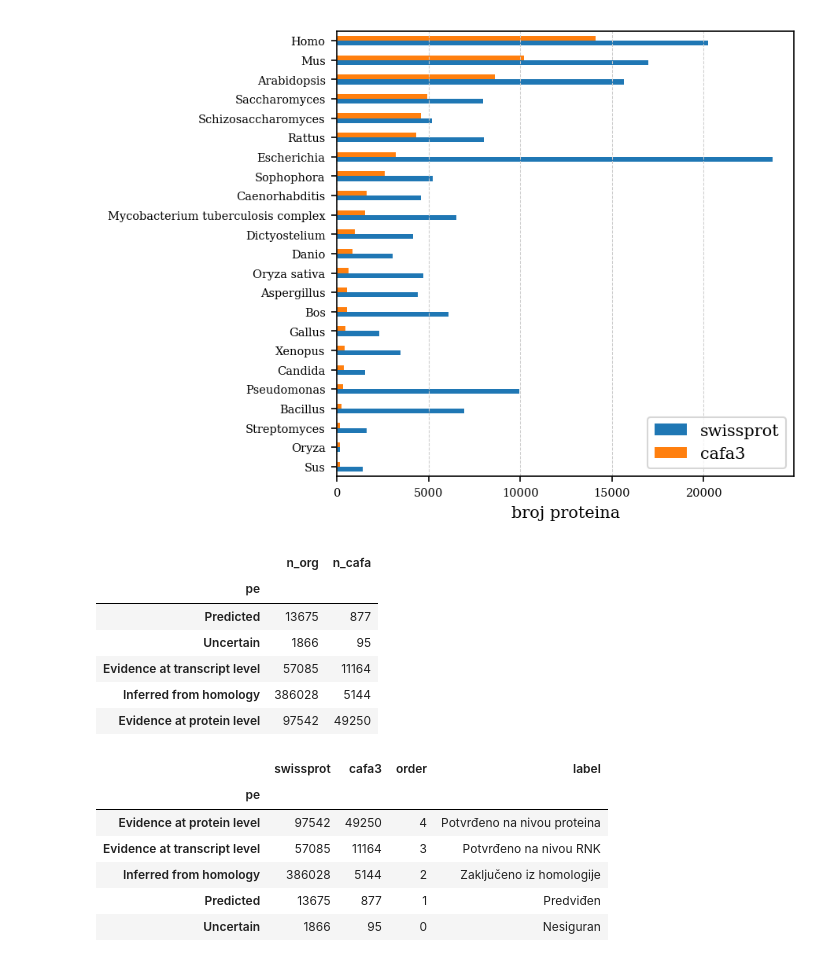
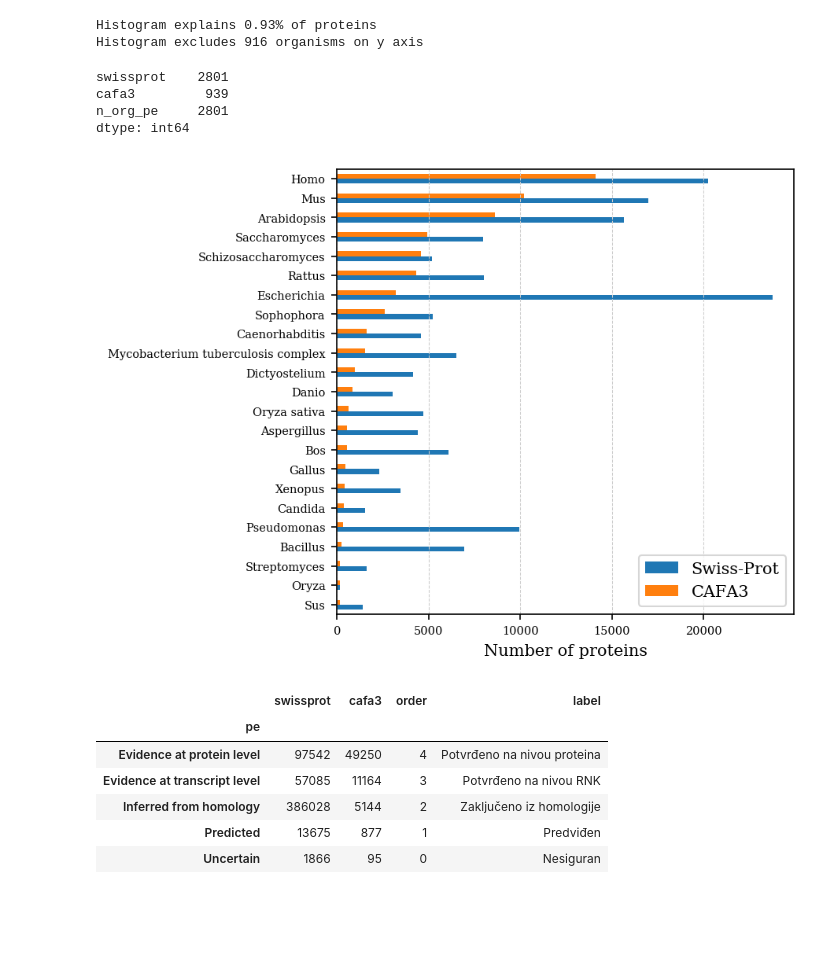
Before and after one commit to gvinterhalter/MASTER2, a Jupyter notebook: analiza_swissprot.ipynb, the cells around one changed output. Cells and saved outputs as stored; diff of their text form; code cells hidden in the pictures; blank space fills up the shorter version.

```diff
--- a/analiza_swissprot.ipynb
+++ b/analiza_swissprot.ipynb
@@ -14,26 +14,32 @@ select org.organism, n_org as swissprot, n_cafa as cafa3 , n_org_pe from
   on org.organism=sp_pe.organism
 order by n_cafa
 """)
+# %%
+#prot_count.query(""" cafa3<=100  """).sum()['cafa3']
+explained_origin = prot_count.query(""" cafa3>=100  """).sum()['cafa3'] / prot_count.sum()['cafa3']
+print("Histogram explains %.2f%% of proteins"%explained_origin)
+print("Histogram excludes %d organisms on y axis" % prot_count.query(""" cafa3<100  """).count()['cafa3'])
+# %% [output]
+Histogram explains 0.93% of proteins
+Histogram excludes 916 organisms on y axis
+# %%
+prot_count.count()
+# %% [output]
+swissprot    2801
+cafa3         939
+n_org_pe     2801
+dtype: int64
 # %%
 prot_count = prot_count[['swissprot', 'cafa3']]
-ax = prot_count.query(""" cafa3>100  """).plot(kind='barh', figsize=(5, 5) )
+ax = prot_count.query(""" cafa3>=100  """).plot(kind='barh', figsize=(5, 5))
 
+ax.legend(["Swiss-Prot", "CAFA3"])
+ax.set_xlabel("Number of proteins" )
 ax.set_ylabel("")
-ax.set_xlabel("broj proteina" )
 ax.grid(which='major', axis='y')
-plt.savefig('plots/sp_vs_cafa3.pdf', dpi=300, bbox_inches='tight')
+plt.savefig('plots/dataset/sp_vs_cafa3.png', dpi=300, bbox_inches='tight')
 # %% [output]
-[figure, old version]
+[figure, new version]
-# %%
-pe_count
-# %% [output]
-|  | n_org | n_cafa |
-| pe |  |  |
-| Predicted | 13675 | 877 |
-| Uncertain | 1866 | 95 |
-| Evidence at transcript level | 57085 | 11164 |
-| Inferred from homology | 386028 | 5144 |
-| Evidence at protein level | 97542 | 49250 |
 # %%
 pe_count = sql("""
 select org.pe, n_org as swissprot, n_cafa as CAFA3 from
```
Also changed, not shown: parts of 1 cell of this notebook, 18 other files.
